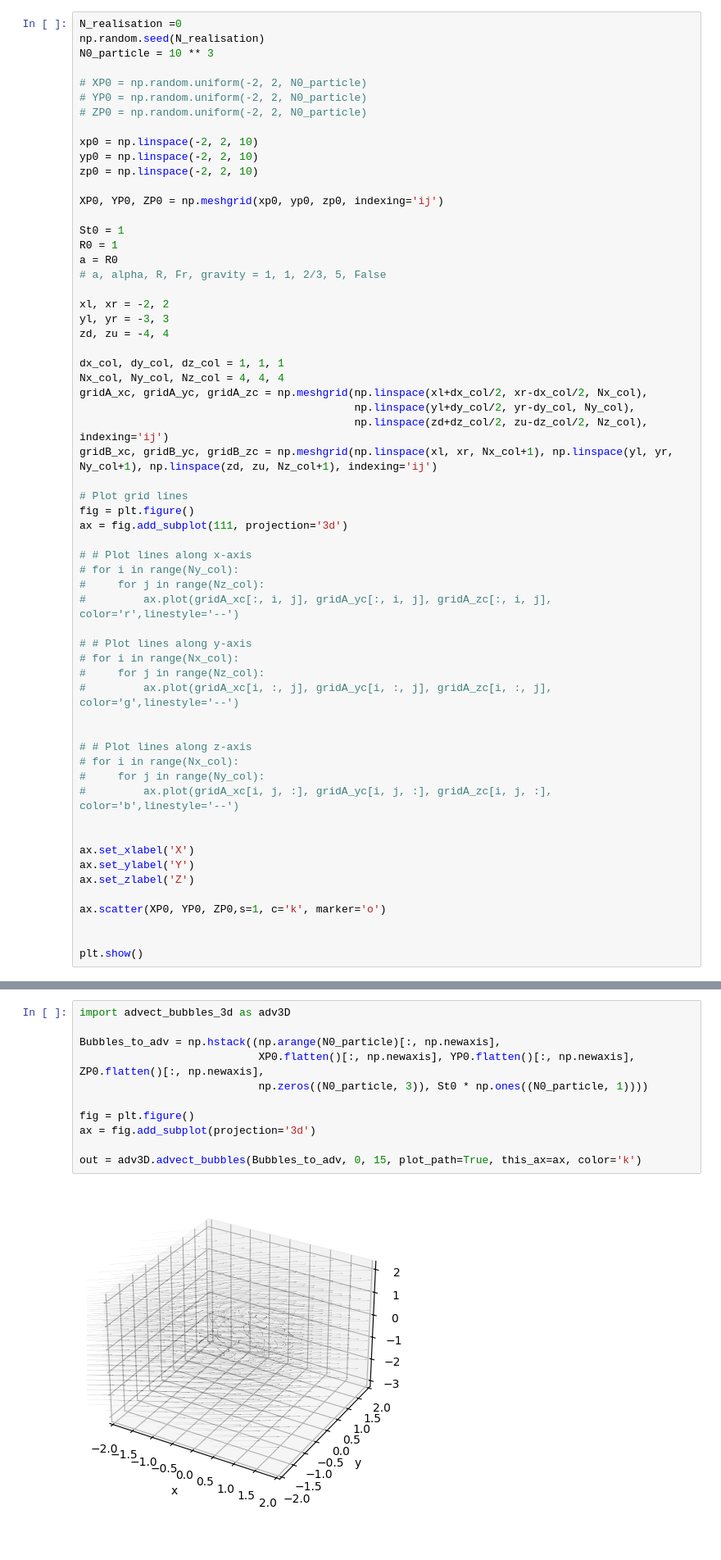
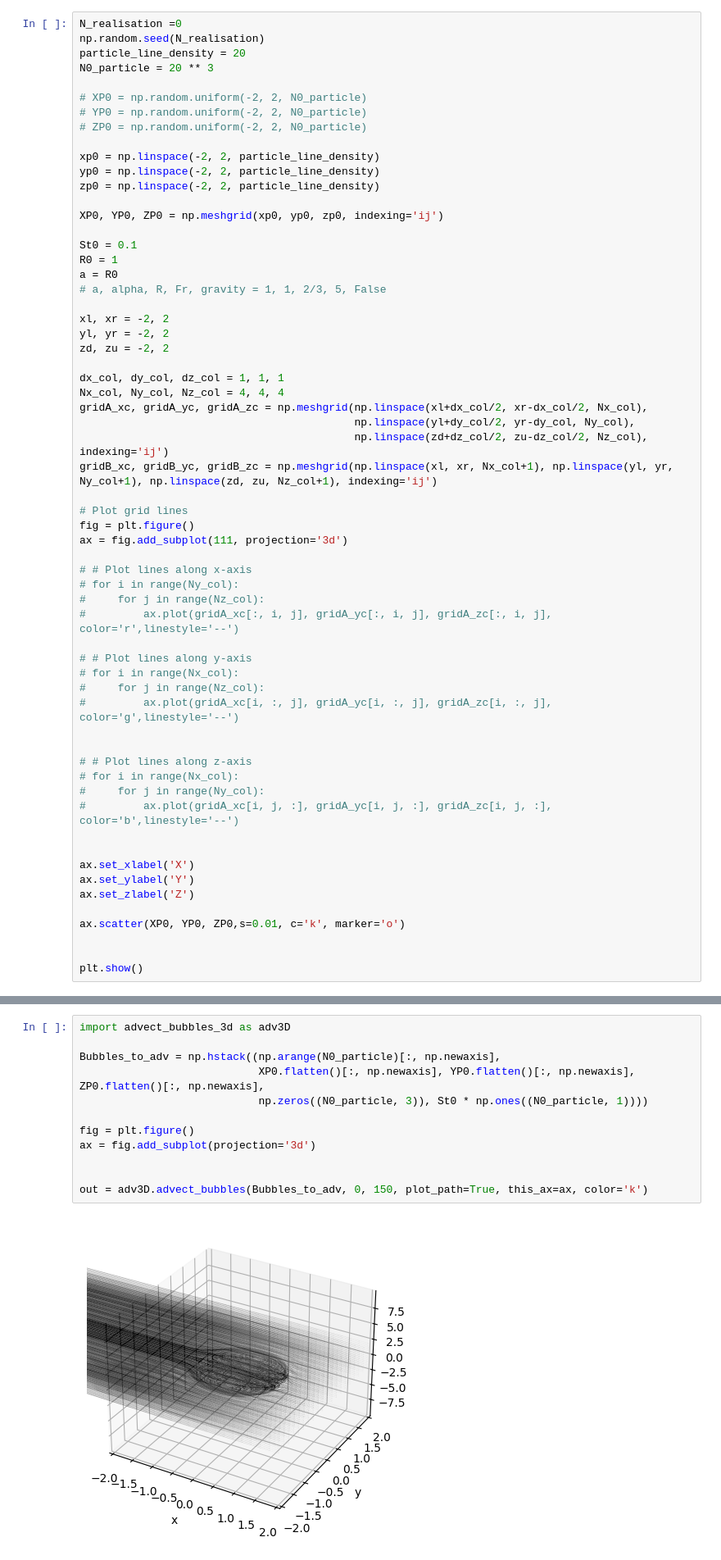
Before and after one commit to zhizhiL/merging_3D, a Jupyter notebook: integrate_path_3d.ipynb, the cells around one changed output, grey strips where cells are left out. Shown at 82% size. Cells and saved outputs as stored; diff of their text form.

```diff
--- a/integrate_path_3d.ipynb
+++ b/integrate_path_3d.ipynb
@@ -7,26 +7,27 @@ from multiprocessing import Pool
 # %%
 N_realisation =0
 np.random.seed(N_realisation)
-N0_particle = 10 ** 3
+particle_line_density = 20
+N0_particle = 20 ** 3
 
 # XP0 = np.random.uniform(-2, 2, N0_particle)
 # YP0 = np.random.uniform(-2, 2, N0_particle)
 # ZP0 = np.random.uniform(-2, 2, N0_particle)
 
-xp0 = np.linspace(-2, 2, 10)
-yp0 = np.linspace(-2, 2, 10)
-zp0 = np.linspace(-2, 2, 10)
+xp0 = np.linspace(-2, 2, particle_line_density)
+yp0 = np.linspace(-2, 2, particle_line_density)
+zp0 = np.linspace(-2, 2, particle_line_density)
 
 XP0, YP0, ZP0 = np.meshgrid(xp0, yp0, zp0, indexing='ij')
 
-St0 = 1
+St0 = 0.1
 R0 = 1
 a = R0
 # a, alpha, R, Fr, gravity = 1, 1, 2/3, 5, False
 
 xl, xr = -2, 2
-yl, yr = -3, 3
-zd, zu = -4, 4
+yl, yr = -2, 2
+zd, zu = -2, 2
 
 dx_col, dy_col, dz_col = 1, 1, 1
 Nx_col, Ny_col, Nz_col = 4, 4, 4
@@ -60,7 +61,7 @@ ax.set_xlabel('X')
 ax.set_ylabel('Y')
 ax.set_zlabel('Z')
 
-ax.scatter(XP0, YP0, ZP0,s=1, c='k', marker='o')
+ax.scatter(XP0, YP0, ZP0,s=0.01, c='k', marker='o')
 
 
 plt.show()
@@ -219,13 +110,14 @@ plt.show()
 # %%
 import advect_bubbles_3d as adv3D
 
 Bubbles_to_adv = np.hstack((np.arange(N0_particle)[:, np.newaxis],
                             XP0.flatten()[:, np.newaxis], YP0.flatten()[:, np.newaxis], ZP0.flatten()[:, np.newaxis],
                             np.zeros((N0_particle, 3)), St0 * np.ones((N0_particle, 1))))
 
 fig = plt.figure()
 ax = fig.add_subplot(projection='3d')
 
-out = adv3D.advect_bubbles(Bubbles_to_adv, 0, 15, plot_path=True, this_ax=ax, color='k')
+
+out = adv3D.advect_bubbles(Bubbles_to_adv, 0, 150, plot_path=True, this_ax=ax, color='k')
 # %% [output]
-[figure, old version]
+[figure, new version]
```
Also changed, not shown: parts of 8 cells of this notebook, 12 other files.
